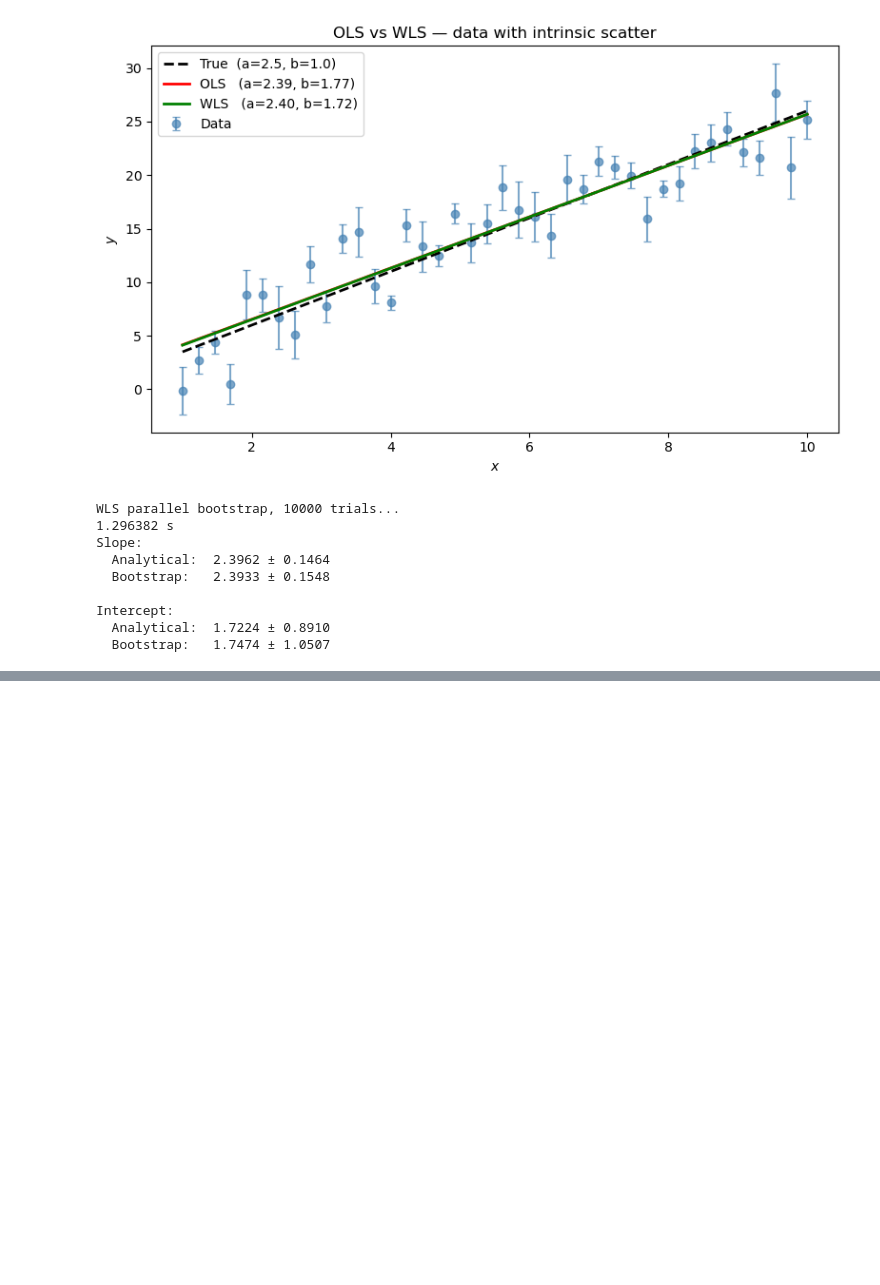
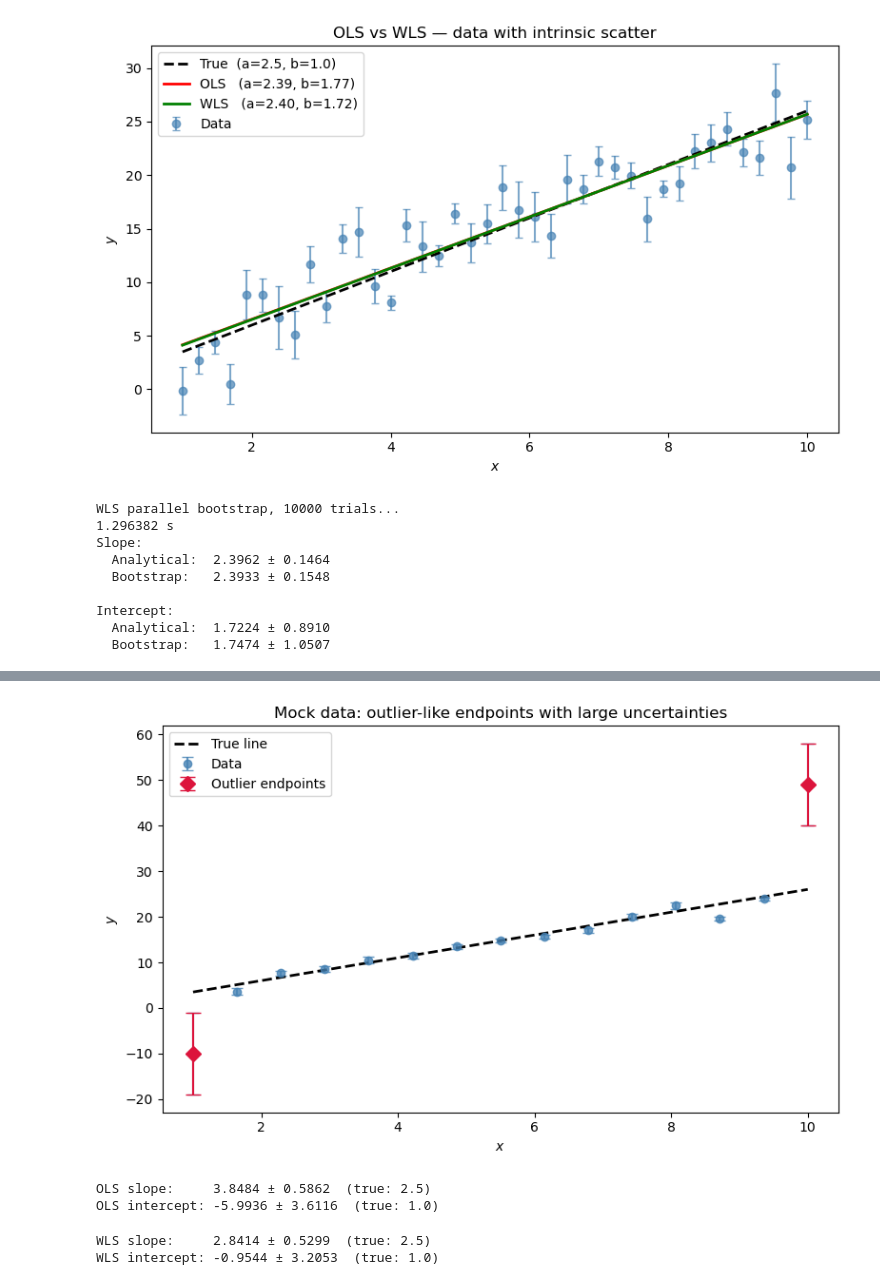
Before and after one commit to rsnemmen/BCES, a Jupyter notebook: doc/wls.ipynb, the cells around one changed output, grey strips where cells are left out. Drawn from its saved outputs; the diff is of its cells as text; code cells hidden in the pictures; blank space fills up the shorter version.

Commit message:
third example to illustrate where WLS shines
mock dataset with extreme points outside the distribution and with
large errors. OLS gets confused. WLS not.

```diff
--- a/doc/wls.ipynb
+++ b/doc/wls.ipynb
@@ -294,0 +354,36 @@ Consequences:
+# %%
+plt.figure(figsize=(8, 5))
+plt.errorbar(x3, y3, yerr=yerr3, fmt='o', capsize=4, color='steelblue',
+             alpha=0.8, label='Data')
+plt.plot(x3, a_true * x3 + b_true, 'k--', lw=2, label='True line')
+# Mark the two outlier endpoints
+plt.errorbar(x3[[0, -1]], y3[[0, -1]], yerr=yerr3[[0, -1]],
+             fmt='D', capsize=6, color='crimson', ms=8, label='Outlier endpoints', zorder=5)
+plt.xlabel('$x$')
+plt.ylabel('$y$')
+plt.title('Mock data: outlier-like endpoints with large uncertainties')
+plt.legend()
+plt.tight_layout()
+plt.show()
+# %% [output]
+[figure, added]
+# %%
+result3 = linregress(x3, y3)
+a_ols3 = result3.slope
+b_ols3 = result3.intercept
+aerr_ols3 = result3.stderr
+berr_ols3 = result3.intercept_stderr
+
+print(f"OLS slope:     {a_ols3:.4f} ± {aerr_ols3:.4f}  (true: {a_true})")
+print(f"OLS intercept: {b_ols3:.4f} ± {berr_ols3:.4f}  (true: {b_true})")
+# %% [output]
+OLS slope:     3.8484 ± 0.5862  (true: 2.5)
+OLS intercept: -5.9936 ± 3.6116  (true: 1.0)
+# %%
+a_wls3, b_wls3, aerr_wls3, berr_wls3, covab_wls3 = BCES.wls(x3, y3, yerr3)
+
+print(f"WLS slope:     {a_wls3:.4f} ± {aerr_wls3:.4f}  (true: {a_true})")
+print(f"WLS intercept: {b_wls3:.4f} ± {berr_wls3:.4f}  (true: {b_true})")
+# %% [output]
+WLS slope:     2.8414 ± 0.5299  (true: 2.5)
+WLS intercept: -0.9544 ± 3.2053  (true: 1.0)
```
Also changed, not shown: parts of 11 cells of this notebook.
